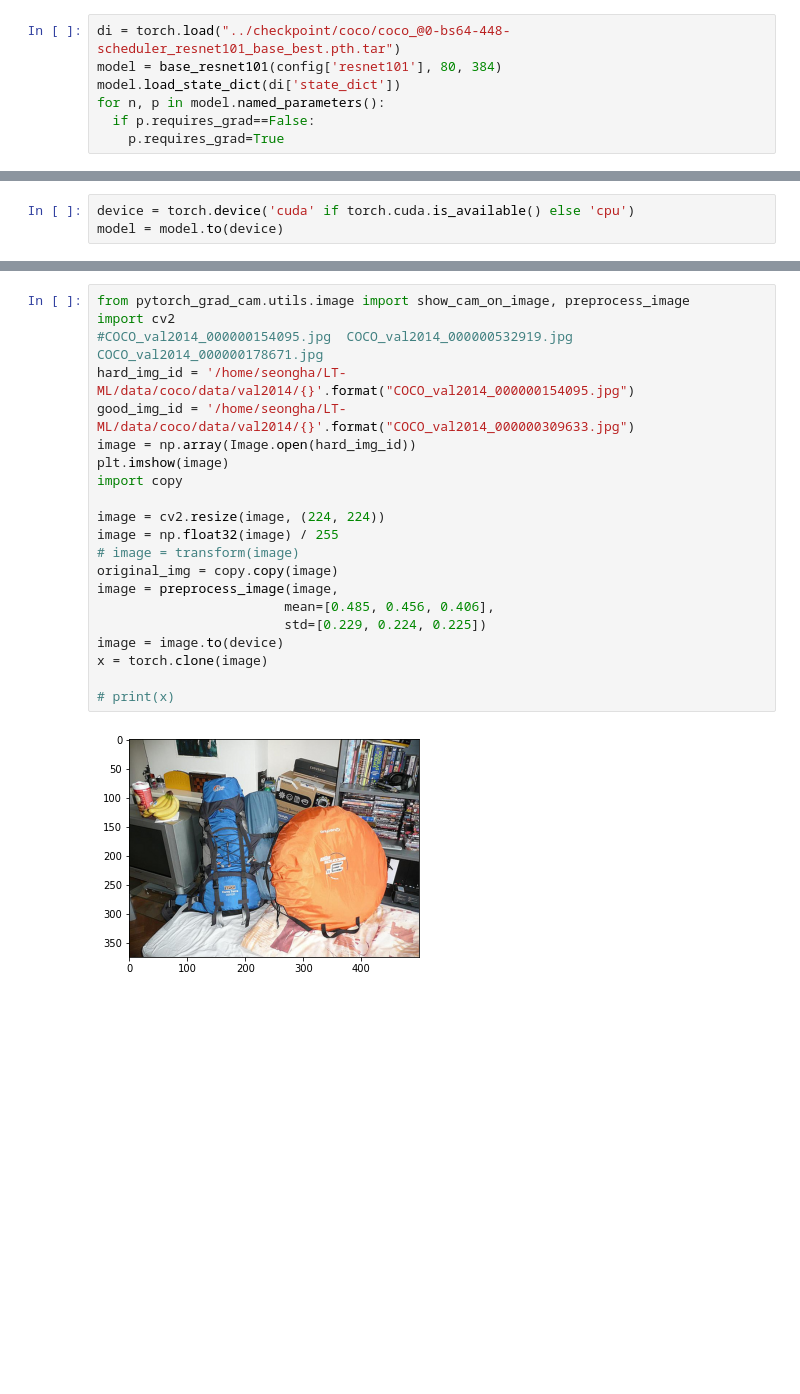
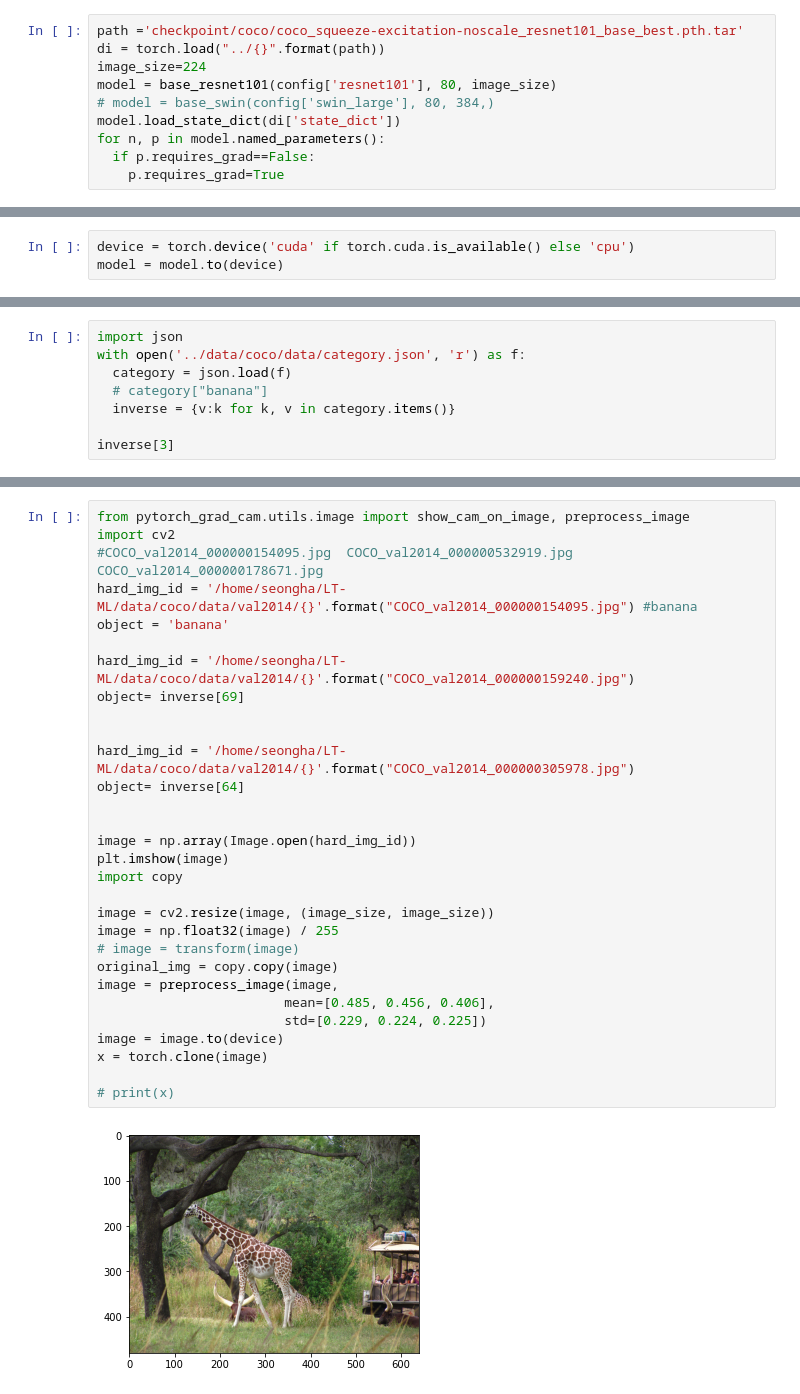
Before and after one commit to SeonghaEom/LT-ML, a Jupyter notebook: notebooks/featuremap.ipynb, the cells around one changed output, grey strips where cells are left out. Saved outputs shown, nothing was run; the diff lists cells and outputs as text; blank space fills up the shorter version.

```diff
--- a/notebooks/featuremap.ipynb
+++ b/notebooks/featuremap.ipynb
@@ -49,6 +46,9 @@ print(config)
 # %%
-di = torch.load("../checkpoint/coco/coco_@0-bs64-448-scheduler_resnet101_base_best.pth.tar")
-model = base_resnet101(config['resnet101'], 80, 384)
+path ='checkpoint/coco/coco_squeeze-excitation-noscale_resnet101_base_best.pth.tar'
+di = torch.load("../{}".format(path))
+image_size=224
+model = base_resnet101(config['resnet101'], 80, image_size)
+# model = base_swin(config['swin_large'], 80, 384,)
 model.load_state_dict(di['state_dict'])
 for n, p in model.named_parameters():
   if p.requires_grad==False:
@@ -154,0 +62,8 @@ transform = transforms.Compose([
+# %%
+import json
+with open('../data/coco/data/category.json', 'r') as f:
+  category = json.load(f)
+  # category["banana"]
+  inverse = {v:k for k, v in category.items()}
+
+inverse[3]
@@ -155,23 +80,32 @@ transform = transforms.Compose([
 # %%
 from pytorch_grad_cam.utils.image import show_cam_on_image, preprocess_image
 import cv2
 #COCO_val2014_000000154095.jpg	COCO_val2014_000000532919.jpg	COCO_val2014_000000178671.jpg
-hard_img_id = '/home/seongha/LT-ML/data/coco/data/val2014/{}'.format("COCO_val2014_000000154095.jpg")
-good_img_id = '/home/seongha/LT-ML/data/coco/data/val2014/{}'.format("COCO_val2014_000000309633.jpg")
+hard_img_id = '/home/seongha/LT-ML/data/coco/data/val2014/{}'.format("COCO_val2014_000000154095.jpg") #banana
+object = 'banana'
+
+hard_img_id = '/home/seongha/LT-ML/data/coco/data/val2014/{}'.format("COCO_val2014_000000159240.jpg")
+object= inverse[69]
+
+
+hard_img_id = '/home/seongha/LT-ML/data/coco/data/val2014/{}'.format("COCO_val2014_000000305978.jpg")
+object= inverse[64]
+
+
 image = np.array(Image.open(hard_img_id))
 plt.imshow(image)
 import copy
 
-image = cv2.resize(image, (224, 224))
+image = cv2.resize(image, (image_size, image_size))
 image = np.float32(image) / 255
 # image = transform(image)
 original_img = copy.copy(image)
 image = preprocess_image(image,
                         mean=[0.485, 0.456, 0.406],
                         std=[0.229, 0.224, 0.225])
 image = image.to(device)
 x = torch.clone(image)
 
 # print(x)
 # %% [output]
-[figure, old version]
+[figure, new version]
```
Also changed, not shown: parts of 11 cells of this notebook, 6 other files.
